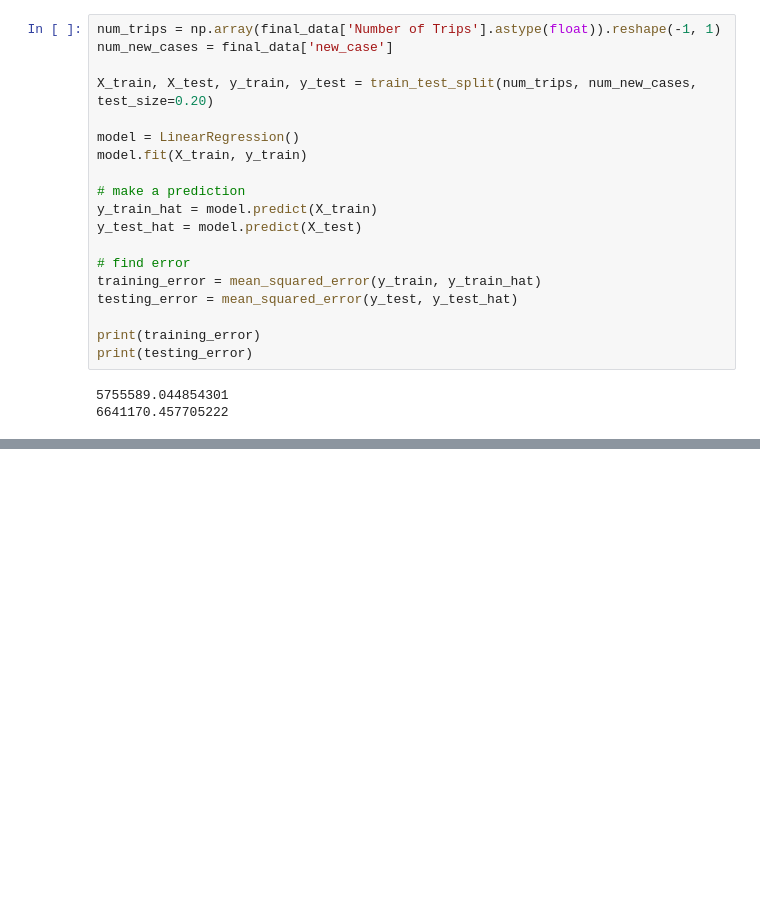
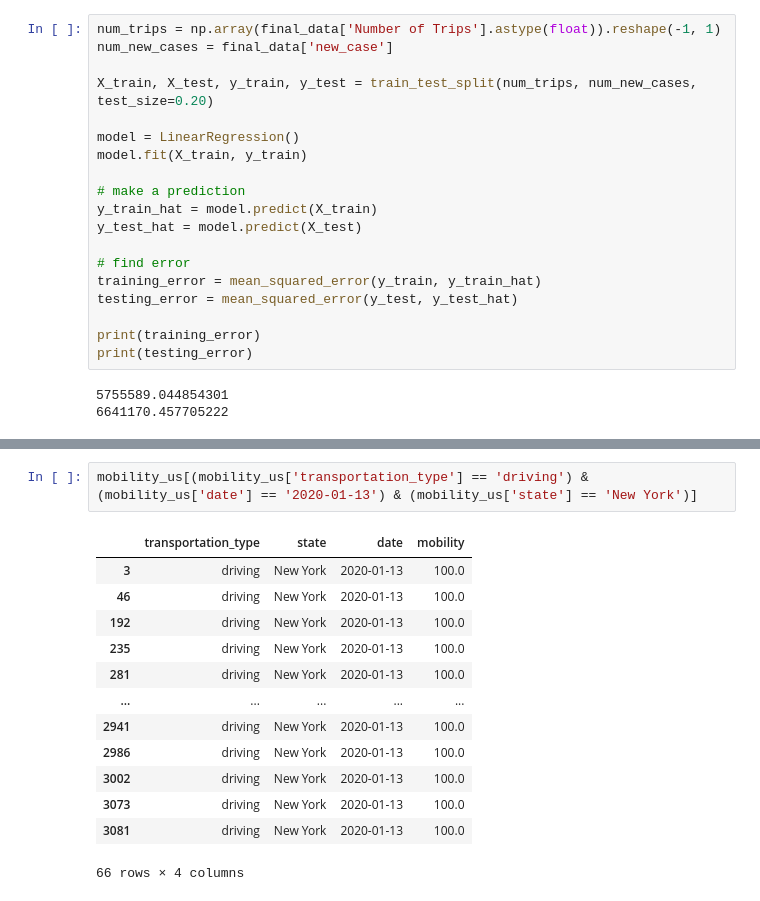
Before and after one commit to jessbunnag/cds-1001-capstone, a Jupyter notebook: q3.ipynb, the cells around one changed output, grey strips where cells are left out. Drawn from its saved outputs; the diff is of its cells as text; blank space fills up the shorter version.

```diff
--- a/q3.ipynb
+++ b/q3.ipynb
@@ -266,0 +323,16 @@ apple_mobility[apple_mobility['country'] == "United States"]
+# %%
+mobility_us[(mobility_us['transportation_type'] == 'driving') & (mobility_us['date'] == '2020-01-13') & (mobility_us['state'] == 'New York')]
+# %% [output]
+|  | transportation_type | state | date | mobility |
+| 3 | driving | New York | 2020-01-13 | 100.0 |
+| 46 | driving | New York | 2020-01-13 | 100.0 |
+| 192 | driving | New York | 2020-01-13 | 100.0 |
+| 235 | driving | New York | 2020-01-13 | 100.0 |
+| 281 | driving | New York | 2020-01-13 | 100.0 |
+| ... | ... | ... | ... | ... |
+| 2941 | driving | New York | 2020-01-13 | 100.0 |
+| 2986 | driving | New York | 2020-01-13 | 100.0 |
+| 3002 | driving | New York | 2020-01-13 | 100.0 |
+| 3073 | driving | New York | 2020-01-13 | 100.0 |
+| 3081 | driving | New York | 2020-01-13 | 100.0 |
+66 rows × 4 columns
```
Also changed, not shown: parts of 15 cells of this notebook.
